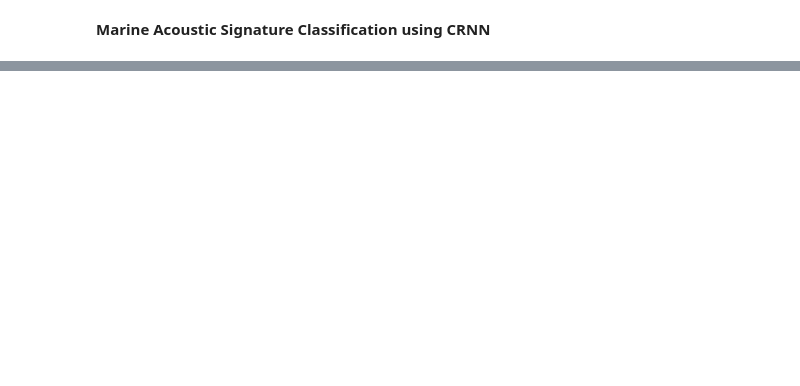
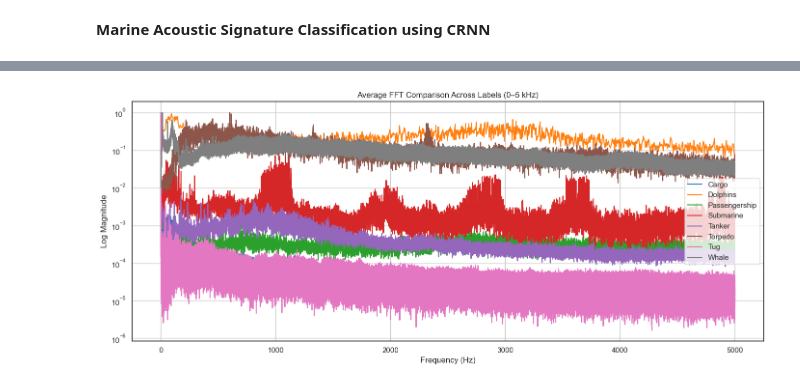
Before and after one commit to Dhanushi2620/AquaSignature, a Jupyter notebook: AquaSignature.ipynb, the cells around one changed output, grey strips where cells are left out. Cells and saved outputs as stored; diff of their text form; code cells hidden in the pictures; blank space fills up the shorter version.

```diff
--- a/AquaSignature.ipynb
+++ b/AquaSignature.ipynb
@@ -326,0 +507,29 @@ y shape: (559,)
+# %%
+averages, sr = compute_average_fft_per_label("C:/Users/dhanu/DATASET/Dataset")
+
+plt.figure(figsize=(14, 6))
+
+for label, avg_fft in averages.items():
+    # Normalize for fair comparison
+    normalized_fft = avg_fft / np.max(avg_fft)
+
+    # Convert bin index to frequency in Hz
+    freqs = np.fft.fftfreq(len(avg_fft) * 2, d=1/sr)[:len(avg_fft)]
+
+    # Plot the first N Hz
+    max_hz = 5000
+    max_bin = np.argmax(freqs >= max_hz) if np.any(freqs >= max_hz) else len(freqs)
+
+    plt.plot(freqs[:max_bin], normalized_fft[:max_bin], label=label)
+
+plt.title("Average FFT Comparison Across Labels (0–5 kHz)")
+plt.xlabel("Frequency (Hz)")
+plt.ylabel("Normalized Magnitude")
+plt.legend()
+plt.grid(True)
+plt.tight_layout()
+plt.yscale("log")
+plt.ylabel("Log Magnitude")
+plt.show()
+# %% [output]
+[figure, added]
```
Also changed, not shown: parts of 70 cells of this notebook.
